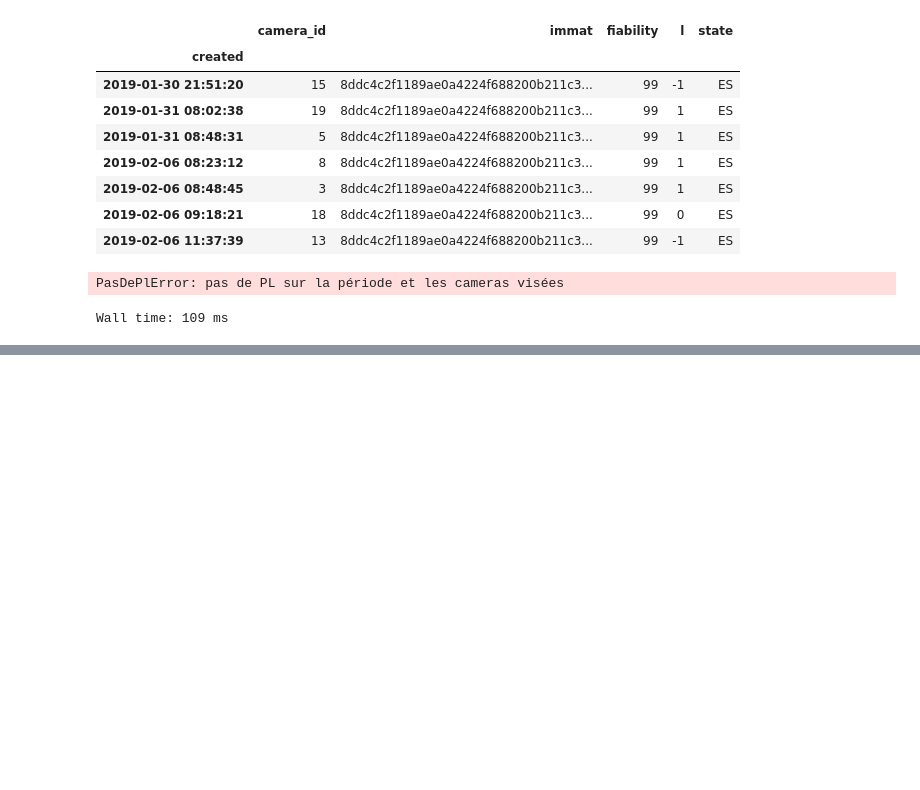
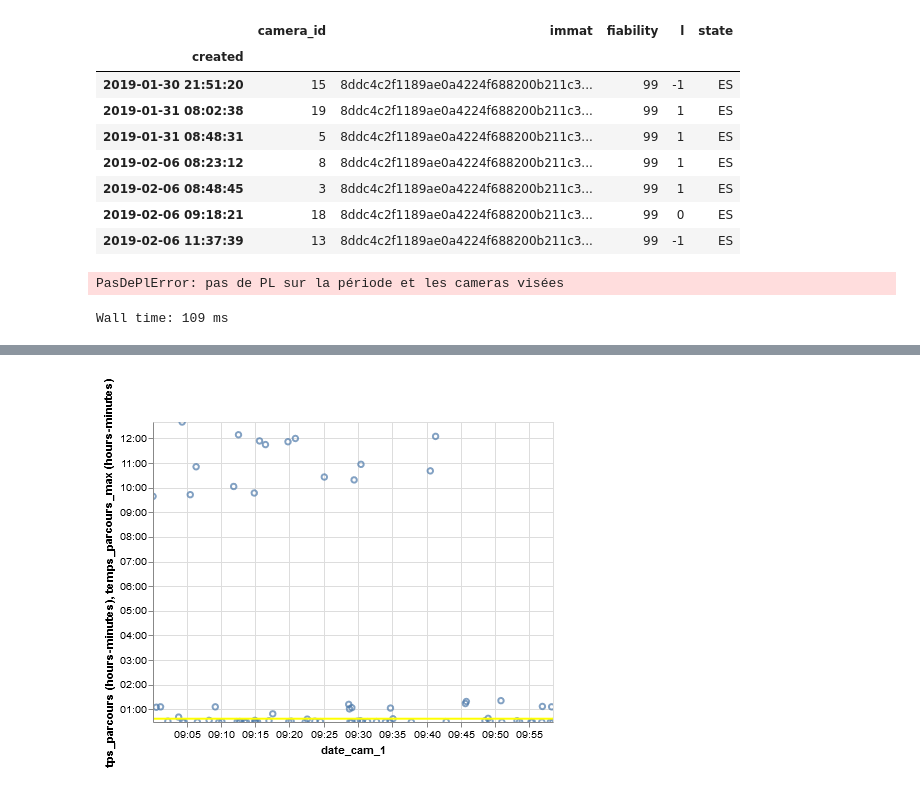
Before and after one commit to nantodevison/lapi, a Jupyter notebook: Carto_Lapi/Analyse/pour_test_travail.ipynb, the cells around one changed output, grey strips where cells are left out. Drawn from its saved outputs; the diff is of its cells as text; code cells hidden in the pictures; blank space fills up the shorter version.

Commit message:
ok pour graph sur trajet Global

```diff
--- a/Carto_Lapi/Analyse/pour_test_travail.ipynb
+++ b/Carto_Lapi/Analyse/pour_test_travail.ipynb
@@ -278,0 +262,4 @@ tata
+# %%
+test.graph()
+# %% [output]
+[figure, added]
```
Also changed, not shown: parts of 5 cells of this notebook, 1 other file.
